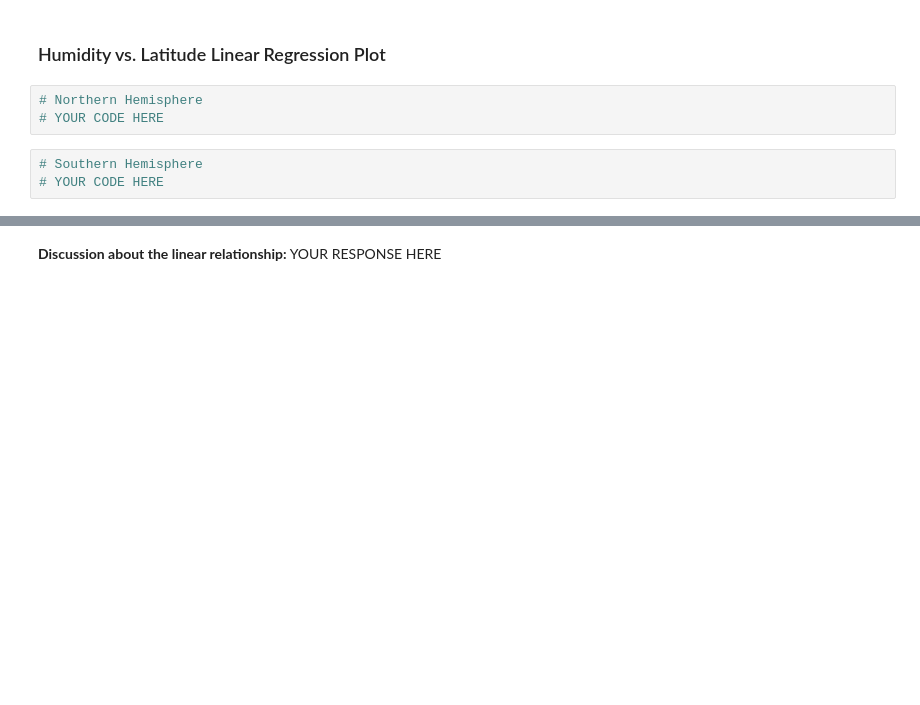
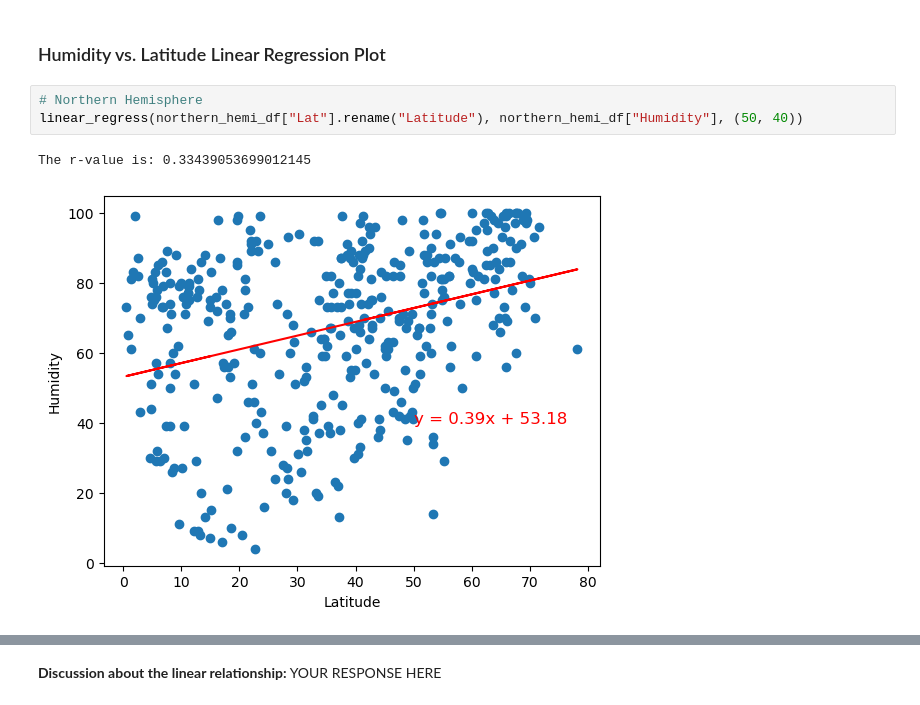
Before and after one commit to rachelschoen/python-api-challenge, a Jupyter notebook: WeatherPy/WeatherPy.ipynb, the cells around one changed output, grey strips where cells are left out. Saved outputs shown, nothing was run; the diff lists cells and outputs as text; blank space fills up the shorter version.

```diff
--- a/WeatherPy/WeatherPy.ipynb
+++ b/WeatherPy/WeatherPy.ipynb
@@ -325,9 +325,9 @@ The r-value is: 0.8213213327352478
 **Discussion about the linear relationship:** YOUR RESPONSE HERE
 # %% [markdown]
 ### Humidity vs. Latitude Linear Regression Plot
-# %%
-# Northern Hemisphere
-# YOUR CODE HERE
-# %%
-# Southern Hemisphere
-# YOUR CODE HERE
+# %%
+# Northern Hemisphere
+linear_regress(northern_hemi_df["Lat"].rename("Latitude"), northern_hemi_df["Humidity"], (50, 40))
+# %% [output]
+The r-value is: 0.33439053699012145
+[figure, added]
```
Also changed, not shown: parts of 1 cell of this notebook.
